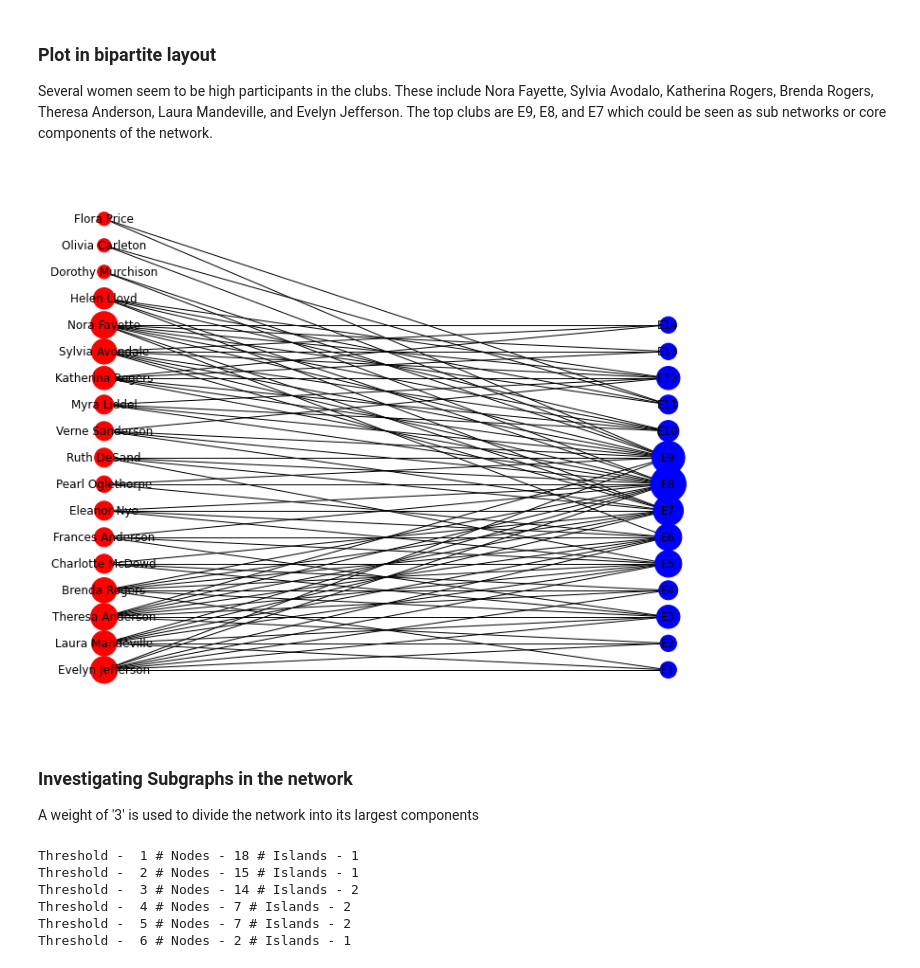
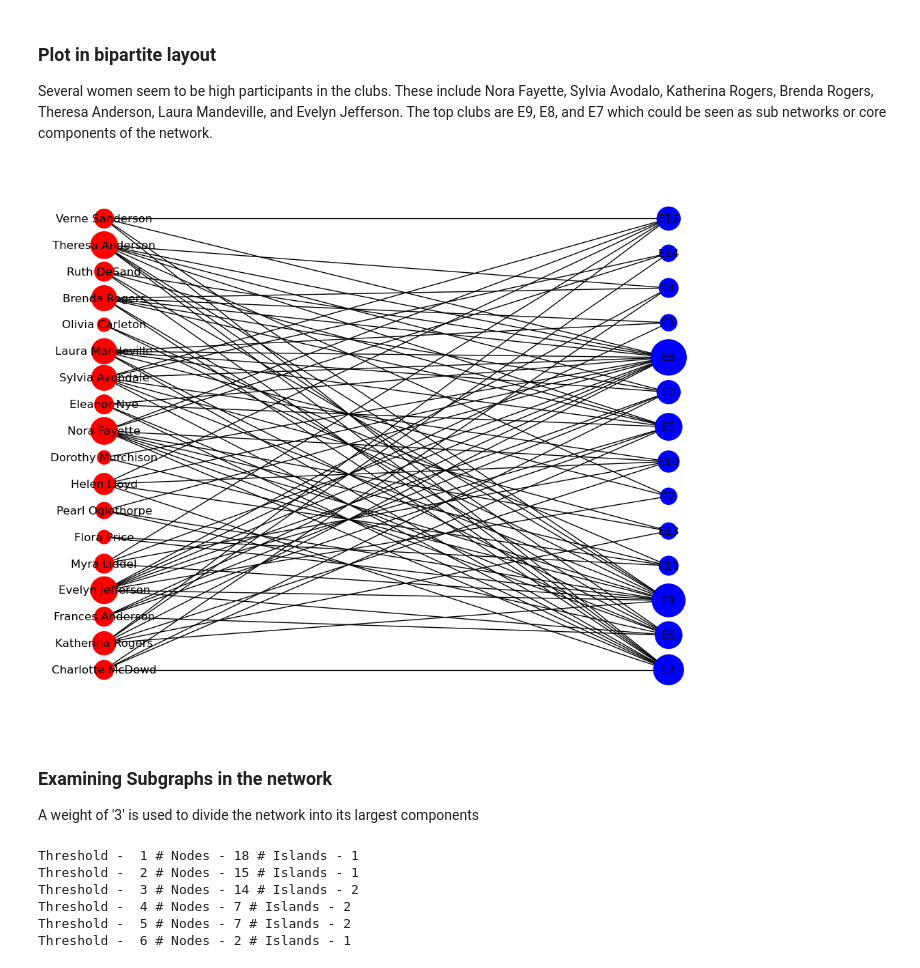
Before and after one commit to jlixander/graph_networks, a Jupyter notebook: wk6_hw.ipynb, the cells around one changed output. Cells and saved outputs as stored; diff of their text form; code cells hidden in the pictures.

```diff
--- a/wk6_hw.ipynb
+++ b/wk6_hw.ipynb
@@ -102,6 +102,6 @@ Number of connections to other nodes in the network. Important because it can gi
 # %%
 # Calculate the degree of each node
-node_degrees = dict(G.degree())
+node_degrees = dict(W.degree())
 
 # Sort nodes by their degrees in descending order
 sorted_nodes = sorted(node_degrees.items(), key=lambda x: x[1], reverse=True)
@@ -171,19 +172,17 @@ Several women seem to be high participants in the clubs. These include Nora Faye
 # %%
 # Create the bipartite layout
 plt.figure(figsize=(10, 8))
-pos = dict()
-pos.update((n, (1, i)) for i, n in enumerate(women))  # put nodes from X at x=1
-pos.update((n, (2, i)) for i, n in enumerate(clubs))  # put nodes from Y at x=2
+pos = nx.bipartite_layout(G, women)
 
 # Draw the bipartite graph
 nx.draw(G, pos=pos, with_labels=True,node_color=colors, node_size=sizes)
 
 # Show the plot
 plt.show()
 # %% [output]
-[figure, old version]
+[figure, new version]
 # %% [markdown]
-### Investigating Subgraphs in the network
+### Examining Subgraphs in the network
 A weight of '3' is used to divide the network into its largest components
 # %%
 #Check for subgraphs using the Island Method
```
Also changed, not shown: parts of 18 cells of this notebook.
